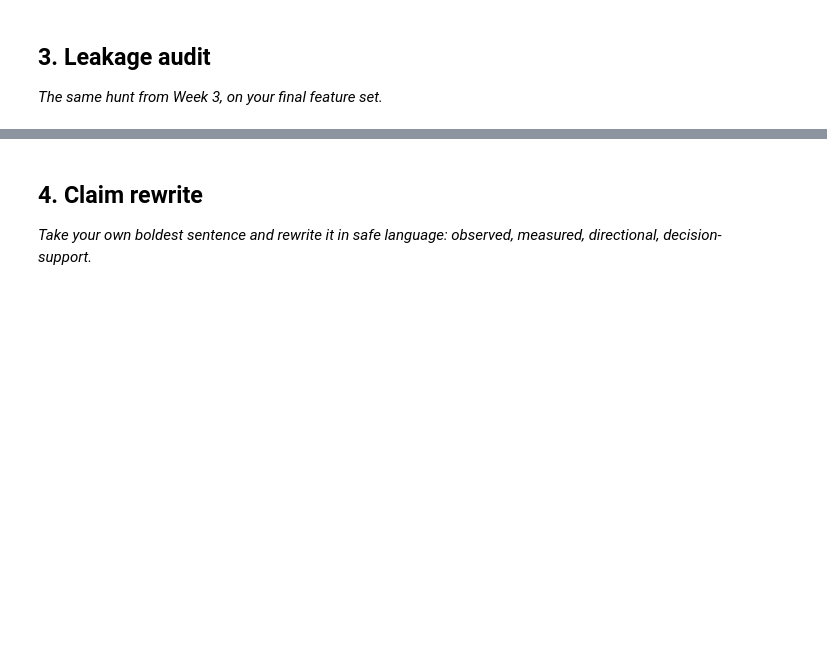
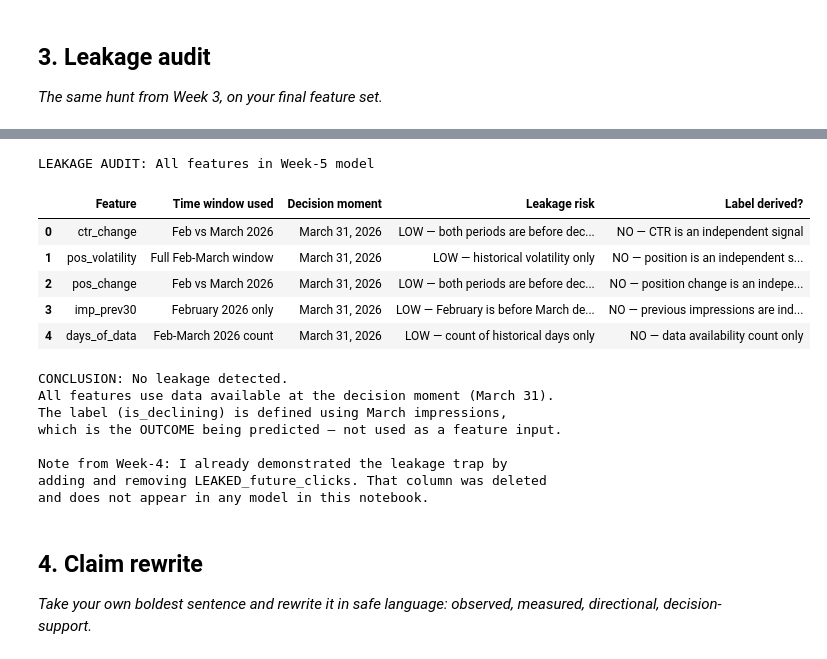
Before and after one commit to SIDRAATTIQUE/flyrank-machine-learning, a Jupyter notebook: work/notebooks/w06_validation_audit.ipynb, the cells around one changed output, grey strips where cells are left out. Cells and saved outputs as stored; diff of their text form; code cells hidden in the pictures; blank space fills up the shorter version.

```diff
--- a/work/notebooks/w06_validation_audit.ipynb
+++ b/work/notebooks/w06_validation_audit.ipynb
@@ -21,3 +325,68 @@ This skeleton is yours to fill. Work the sections **in order** — each one has
+# %%
+leakage_audit = pd.DataFrame({
+    'Feature': [
+        'ctr_change',
+        'pos_volatility',
+        'pos_change',
+        'imp_prev30',
+        'days_of_data'
+    ],
+    'Time window used': [
+        'Feb vs March 2026',
+        'Full Feb-March window',
+        'Feb vs March 2026',
+        'February 2026 only',
+        'Feb-March 2026 count'
+    ],
+    'Decision moment': [
+        'March 31, 2026',
+        'March 31, 2026',
+        'March 31, 2026',
+        'March 31, 2026',
+        'March 31, 2026'
+    ],
+    'Leakage risk': [
+        'LOW — both periods are before decision date',
+        'LOW — historical volatility only',
+        'LOW — both periods are before decision date',
+        'LOW — February is before March decision window',
+        'LOW — count of historical days only'
+    ],
+    'Label derived?': [
+        'NO — CTR is an independent signal',
+        'NO — position is an independent signal',
+        'NO — position change is an independent signal',
+        'NO — previous impressions are independent',
+        'NO — data availability count only'
+    ]
+})
+
+print("LEAKAGE AUDIT: All features in Week-5 model")
+display(leakage_audit)
+
+print("\nCONCLUSION: No leakage detected.")
+print("All features use data available at the decision moment (March 31).")
+print("The label (is_declining) is defined using March impressions,")
+print("which is the OUTCOME being predicted — not used as a feature input.")
+print("\nNote from Week-4: I already demonstrated the leakage trap by")
+print("adding and removing LEAKED_future_clicks. That column was deleted")
+print("and does not appear in any model in this notebook.")
+# %% [output]
+LEAKAGE AUDIT: All features in Week-5 model
+|  | Feature | Time window used | Decision moment | Leakage risk | Label derived? |
+| 0 | ctr_change | Feb vs March 2026 | March 31, 2026 | LOW — both periods are before dec... | NO — CTR is an independent signal |
+| 1 | pos_volatility | Full Feb-March window | March 31, 2026 | LOW — historical volatility only | NO — position is an independent s... |
+| 2 | pos_change | Feb vs March 2026 | March 31, 2026 | LOW — both periods are before dec... | NO — position change is an indepe... |
+| 3 | imp_prev30 | February 2026 only | March 31, 2026 | LOW — February is before March de... | NO — previous impressions are ind... |
+| 4 | days_of_data | Feb-March 2026 count | March 31, 2026 | LOW — count of historical days only | NO — data availability count only |
+CONCLUSION: No leakage detected.
+All features use data available at the decision moment (March 31).
+The label (is_declining) is defined using March impressions,
+which is the OUTCOME being predicted — not used as a feature input.
+
+Note from Week-4: I already demonstrated the leakage trap by
+adding and removing LEAKED_future_clicks. That column was deleted
+and does not appear in any model in this notebook.
 # %% [markdown]
 ## 4. Claim rewrite
 
```
Also changed, not shown: parts of 10 cells of this notebook.
